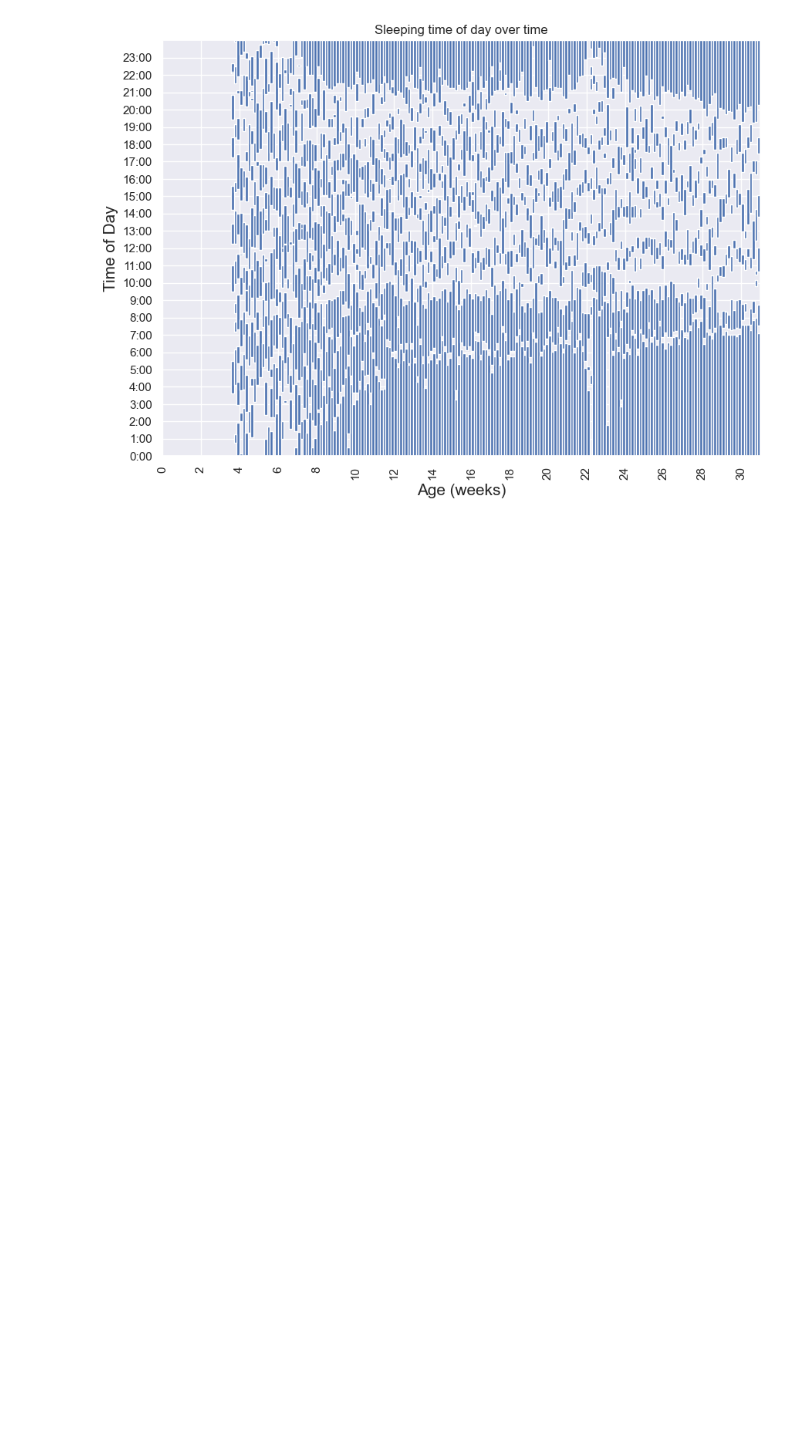
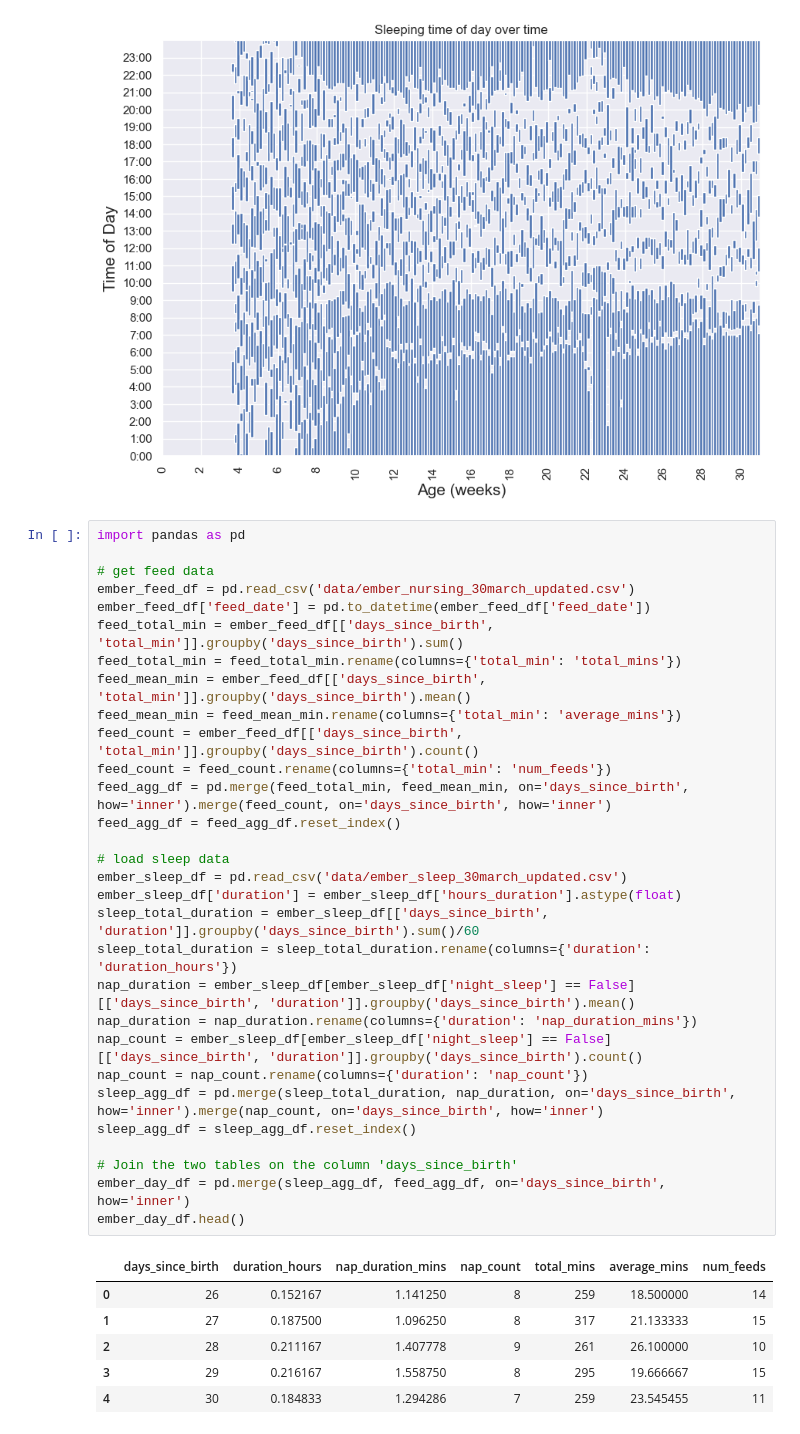
Before and after one commit to nikicrow/baby-viz-streamlit-app, a Jupyter notebook: explore.ipynb, the cells around one changed output. Saved outputs shown, nothing was run; the diff lists cells and outputs as text; blank space fills up the shorter version.

```diff
--- a/explore.ipynb
+++ b/explore.ipynb
@@ -425,3 +425,40 @@ Try using .loc[row_indexer,col_indexer] = value instead
 See the caveats in the documentation: https://pandas.pydata.org/pandas-docs/stable/user_guide/indexing.html#returning-a-view-versus-a-copy
   small_sleep_df.loc[index, "offset"] = small_sleep_df["end_timestamp_hour"]
 [figure]
+# %%
+import pandas as pd
+
+# get feed data
+ember_feed_df = pd.read_csv('data/ember_nursing_30march_updated.csv')
+ember_feed_df['feed_date'] = pd.to_datetime(ember_feed_df['feed_date'])
+feed_total_min = ember_feed_df[['days_since_birth', 'total_min']].groupby('days_since_birth').sum()
+feed_total_min = feed_total_min.rename(columns={'total_min': 'total_mins'})
+feed_mean_min = ember_feed_df[['days_since_birth', 'total_min']].groupby('days_since_birth').mean()
+feed_mean_min = feed_mean_min.rename(columns={'total_min': 'average_mins'})
+feed_count = ember_feed_df[['days_since_birth', 'total_min']].groupby('days_since_birth').count()
+feed_count = feed_count.rename(columns={'total_min': 'num_feeds'})
+feed_agg_df = pd.merge(feed_total_min, feed_mean_min, on='days_since_birth', how='inner').merge(feed_count, on='days_since_birth', how='inner')
+feed_agg_df = feed_agg_df.reset_index()
+
+# load sleep data
+ember_sleep_df = pd.read_csv('data/ember_sleep_30march_updated.csv')
+ember_sleep_df['duration'] = ember_sleep_df['hours_duration'].astype(float)
+sleep_total_duration = ember_sleep_df[['days_since_birth', 'duration']].groupby('days_since_birth').sum()/60
+sleep_total_duration = sleep_total_duration.rename(columns={'duration': 'duration_hours'})
+nap_duration = ember_sleep_df[ember_sleep_df['night_sleep'] == False][['days_since_birth', 'duration']].groupby('days_since_birth').mean()
+nap_duration = nap_duration.rename(columns={'duration': 'nap_duration_mins'})
+nap_count = ember_sleep_df[ember_sleep_df['night_sleep'] == False][['days_since_birth', 'duration']].groupby('days_since_birth').count()
+nap_count = nap_count.rename(columns={'duration': 'nap_count'})
+sleep_agg_df = pd.merge(sleep_total_duration, nap_duration, on='days_since_birth', how='inner').merge(nap_count, on='days_since_birth', how='inner')
+sleep_agg_df = sleep_agg_df.reset_index()
+
+# Join the two tables on the column 'days_since_birth'
+ember_day_df = pd.merge(sleep_agg_df, feed_agg_df, on='days_since_birth', how='inner')
+ember_day_df.head()
+# %% [output]
+|  | days_since_birth | duration_hours | nap_duration_mins | nap_count | total_mins | average_mins | num_feeds |
+| 0 | 26 | 0.152167 | 1.141250 | 8 | 259 | 18.500000 | 14 |
+| 1 | 27 | 0.187500 | 1.096250 | 8 | 317 | 21.133333 | 15 |
+| 2 | 28 | 0.211167 | 1.407778 | 9 | 261 | 26.100000 | 10 |
+| 3 | 29 | 0.216167 | 1.558750 | 8 | 295 | 19.666667 | 15 |
+| 4 | 30 | 0.184833 | 1.294286 | 7 | 259 | 23.545455 | 11 |
```
Also changed, not shown: 3 other files.
